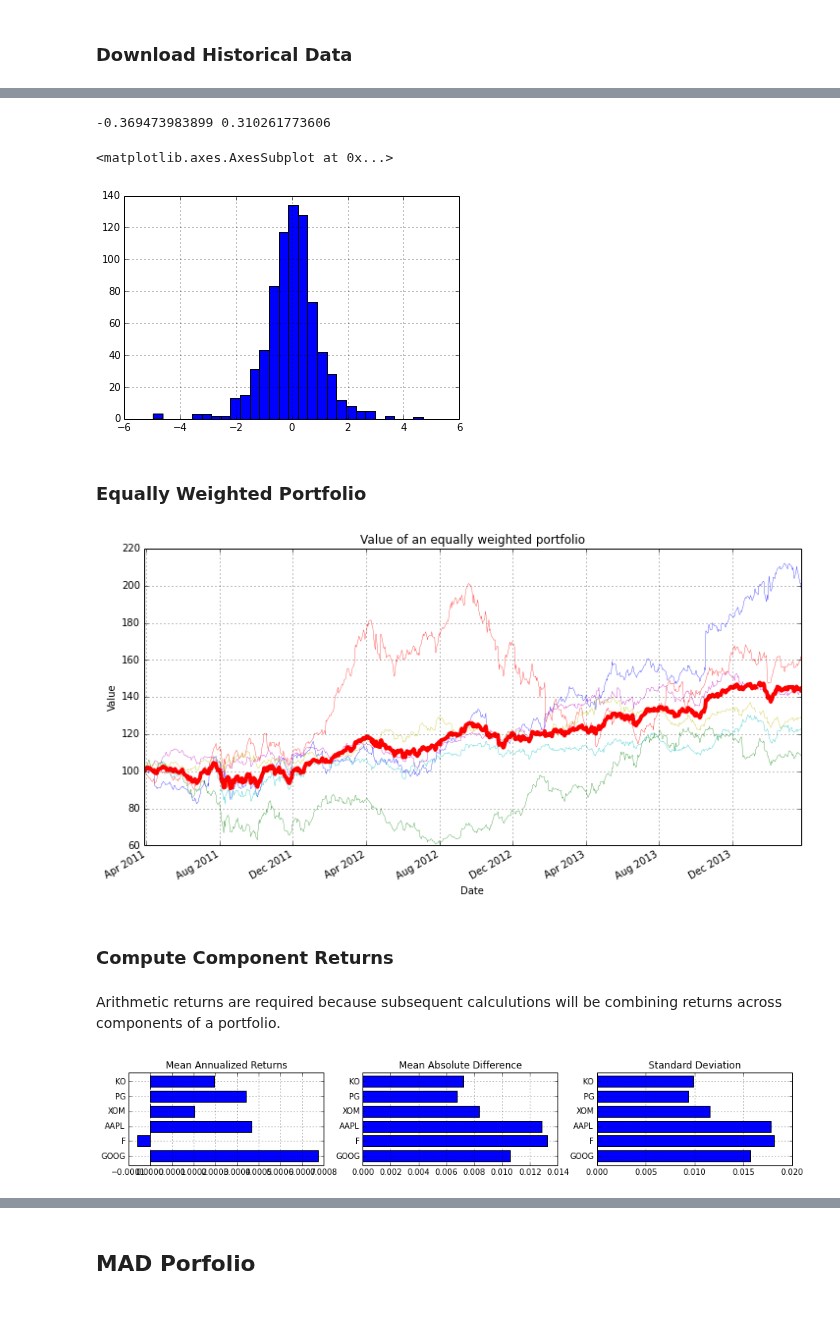
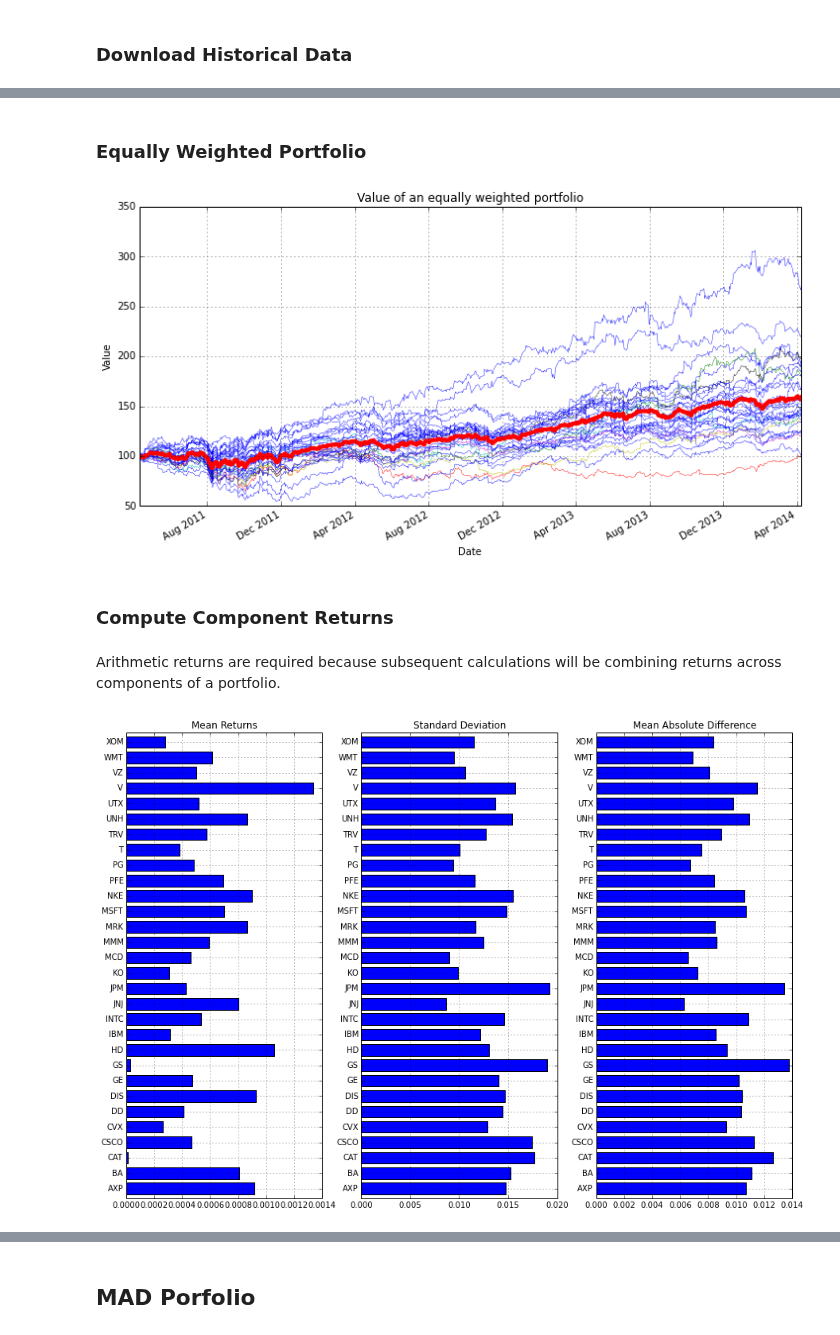
Before and after one commit to jckantor/CBE40455, a Jupyter notebook: notebooks/MAD Portfolio Optimization.ipynb, the cells around one changed output, grey strips where cells are left out. Saved outputs shown, nothing was run; the diff lists cells and outputs as text; code cells hidden in the pictures.

Commit message:
Update Portfolio notebook, add Kelly Criterion Notebook

```diff
--- a/notebooks/MAD Portfolio Optimization.ipynb
+++ b/notebooks/MAD Portfolio Optimization.ipynb
@@ -8,9 +88,10 @@ djia = ['AXP','BA','CAT','CSCO','CVX','DD','DIS','GE', \
         'MMM','MRK','MSFT','NKE','PFE','PG','T','TRV', \
         'UNH','UTX','V','VZ','WMT','XOM']
 
-small_portfolio = ['GOOG','F','AAPL','XOM','PG','KO']
+small_portfolio = ['F','AAPL','XOM','PG','KO']
 
 portfolio = small_portfolio
+portfolio = djia
 # %% [markdown]
 ### Download Historical Data
 # %%
@@ -22,5 +103,12 @@ end = datetime.datetime.today().date()
 start = end - datetime.timedelta(3*365)
 
 adjclose = pd.DataFrame()
+
 for s in portfolio:
-    adjclose[s] = pd.io.data.DataReader(s,"yahoo",start,end)['Adj Close']
+    data = pd.io.data.DataReader(s,"yahoo",start,end)
+    print "{:5s} {:d}".format(s,len(data))
+    adjclose[s] = data['Adj Close']
+
+adjclose.plot(logy=True, legend=False, figsize=(10,6))
+ylabel('Adjusted Close')
+title('Adjusted Close for All Portfolio Assets')
@@ -27,17 +133,3 @@ for s in portfolio:
-# %%
-a = pd.io.data.DataReader('KOL',"yahoo",start,end)['Adj Close']
-r = a.diff()[1:]/a[1:]
-mu = r.mean()
-sigma = r.std()
-print mu*252, sigma*sqrt(252)
-
-r -= mu
-r = r/sigma
-r.hist(bins=28)
-# %% [output]
--0.369473983899 0.310261773606
-<matplotlib.axes.AxesSubplot at 0x...>
-[figure, removed]
 # %% [markdown]
 ### Equally Weighted Portfolio
 # %%
@@ -49,40 +141,41 @@ for s in portfolio:
 figure(figsize=(12,6))
 
 for s in portfolio:
-    (100.0*adjclose[s]/adjclose[s][0]).plot(lw=0.3)
+    (100.0*adjclose[s]/adjclose[s][0]).plot(lw=0.4)
 
 P_equal.plot(color='r',lw=4)
 ylabel('Value');
 title('Value of an equally weighted portfolio');
 # %% [output]
-[figure, old version]
+[figure, new version]
 # %% [markdown]
 ### Compute Component Returns
 # %% [markdown]
-Arithmetic returns are required because subsequent calculutions will be combining returns across components of a portfolio.
+Arithmetic returns are required because subsequent calculations will be combining returns across components of a portfolio.
 # %%
-returns = adjclose.diff()[1:]/adjclose[1:]
+#returns = adjclose.diff()[1:]/adjclose[1:]
+returns = log(adjclose/adjclose.shift(+1))
 rmean = returns.mean()
 mad = abs(returns-returns.mean()).mean()
 
 # plug NaN holes due to missing data
 for s in returns.columns:
     for t in returns.index:
         if isnan(returns[s][t]):
             returns[s][t] = rmean[s]
 
 figure(figsize = (15,0.35*len(returns.columns)))
 subplot(1,3,1)
 returns.mean().plot(kind='barh')
-title('Mean Annualized Returns');
+title('Mean Returns');
 
 subplot(1,3,2)
+returns.std().plot(kind='barh')
+title('Standard Deviation');
+
+subplot(1,3,3)
 abs(returns-returns.mean()).mean().plot(kind='barh')
 title('Mean Absolute Difference');
-
-subplot(1,3,3)
-returns.std().plot(kind='barh')
-title('Standard Deviation');
 # %% [output]
-[figure, old version]
+[figure, new version]
 # %%
```
Also changed, not shown: parts of 40 cells of this notebook, 14 other files.
